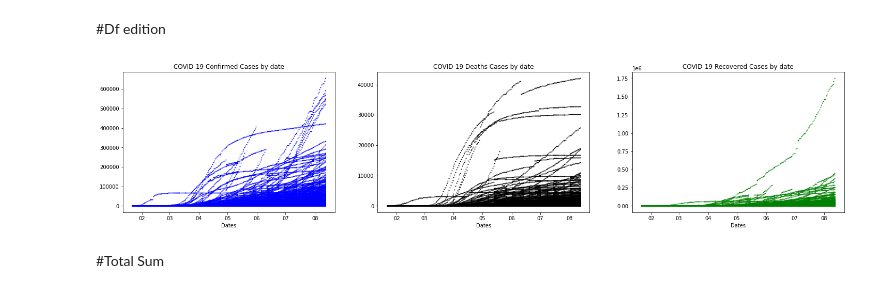
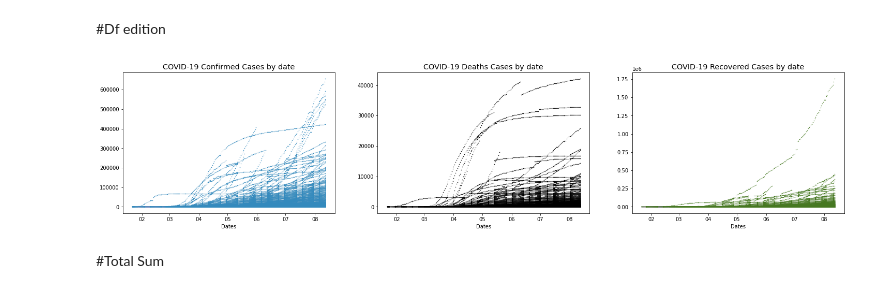
Before and after one commit to Edward-TL/covid, a Jupyter notebook: analisis_covid.ipynb, the cells around one changed output. Drawn from its saved outputs; the diff is of its cells as text; code cells hidden in the pictures.

Commit message:
Editados los colores, eliminado el bug de sum_recovered

```diff
--- a/analisis_covid.ipynb
+++ b/analisis_covid.ipynb
@@ -68,28 +69,34 @@ df = df[['ObservationDate',
          'Confirmed',
          'Deaths',
          'Recovered']]
+# %%
+colors = [u'#348ABD', u'#A60628', u'#7A68A6', u'#467821', u'#D55E00', u'#CC79A7', u'#56B4E9', u'#009E73', u'#F0E442', u'#0072B2']
+names = ['blue', 'red', 'purple', 'green', 'orange', 'pink', 'light_blue', 'intense_green', 'pastel_yellow', 'dark_blue']
+
+bmh_colors = dict(zip(names, colors))
 # %%
 y_df = ['Confirmed', 'Deaths', 'Recovered']
 titles = ['COVID-19 Confirmed Cases by date', 'COVID-19 Deaths Cases by date', 'COVID-19 Recovered Cases by date']
-colors = ['b', 'k', 'g']
+colors = [bmh_colors['blue'], 'k', bmh_colors['green']]
 # %%
 x = df['ObservationDate']
 fig, (ax1, ax2, ax3) = plt.subplots(1,3, figsize=(25,5), sharey=False, sharex=True)
 n = 0
+plt.style.use('ggplot')
 
 for ax in fig.get_axes():
     ax.scatter(x, df[ y_df[n] ], s=1, c=colors[n])
     ax.set_title(titles[n])
 
     date_format = mdates.DateFormatter('%m')
     ax.set_xlabel('Dates')
     ax.xaxis.set_major_formatter(date_format)
 
     n = n + 1
 
 plt.show()
 # %% [output]
-[figure, old version]
+[figure, new version]
 # %% [markdown]
 #Total Sum
 # %% [markdown]
```
Also changed, not shown: parts of 24 cells of this notebook.
